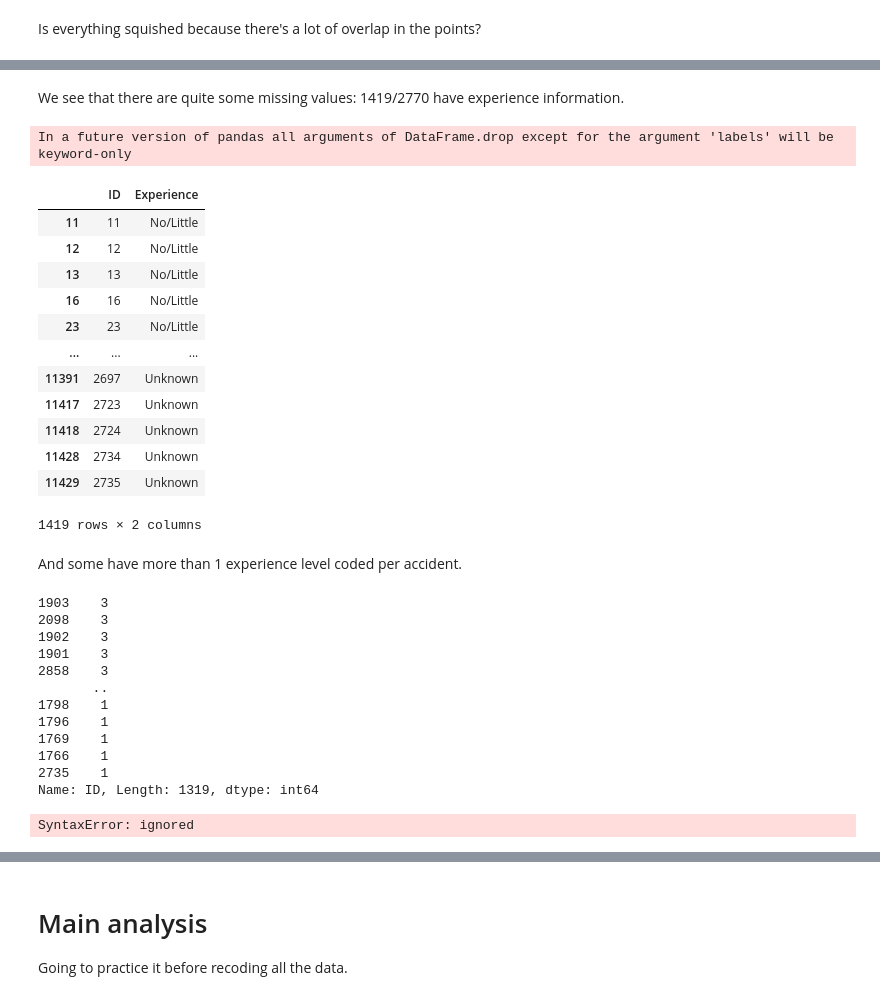
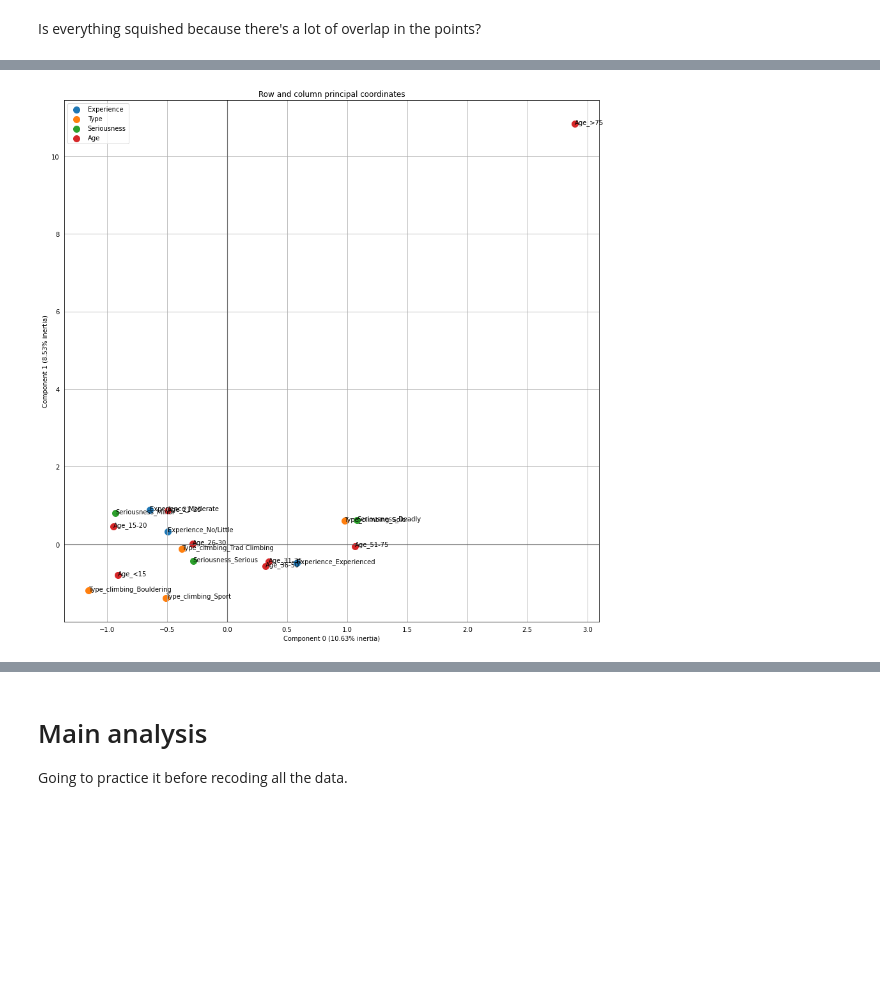
Before and after one commit to MAClaassen/python_course, a Jupyter notebook: AAC_assignments_draft.ipynb, the cells around one changed output, grey strips where cells are left out. Saved outputs shown, nothing was run; the diff lists cells and outputs as text; code cells hidden in the pictures; blank space fills up the shorter version.

```diff
--- a/AAC_assignments_draft.ipynb
+++ b/AAC_assignments_draft.ipynb
@@ -824,4 +855,0 @@ mca = prince.MCA()
-# %%
-mca = mca.fit(test)
-mca = mca.transform(test) # same as calling ca.fs_r_sup(df_new) for *another* test set.
-print(mca)
@@ -843,3 +855,0 @@ print(mca)
-# %%
-mca = prince.MCA()
-mca = mca.fit(test)
@@ -952,57 +856,15 @@ AAC_accidents['ID'] = AAC_accidents.reset_index().index
-# %% [markdown]
-We see that there are quite some missing values: 1419/2770 have experience information.
-# %%
-# melt experience
-melt_experience = AAC_accidents.melt(id_vars=['ID'],
-                                     value_vars =   ['No/Little', 'Moderate',
-       'Experienced', 'Unknown'],
-       var_name = 'Experience')
-
-melt_experience = melt_experience.loc[(melt_experience['value'] != 0)]
-melt_experience = melt_experience.drop('value', 1)
-melt_experience
-# %% [output]
-In a future version of pandas all arguments of DataFrame.drop except for the argument 'labels' will be keyword-only
-|  | ID | Experience |
-| 11 | 11 | No/Little |
-| 12 | 12 | No/Little |
-| 13 | 13 | No/Little |
-| 16 | 16 | No/Little |
-| 23 | 23 | No/Little |
-| ... | ... | ... |
-| 11391 | 2697 | Unknown |
-| 11417 | 2723 | Unknown |
-| 11418 | 2724 | Unknown |
-| 11428 | 2734 | Unknown |
-| 11429 | 2735 | Unknown |
-1419 rows × 2 columns
-# %% [markdown]
-And some have more than 1 experience level coded per accident.
-# %%
-# how many double IDS
-melt_experience['ID'].value_counts()
-# %% [output]
-1903    3
-2098    3
-1902    3
-1901    3
-2858    3
-       ..
-1798    1
-1796    1
-1769    1
-1766    1
-2735    1
-Name: ID, Length: 1319, dtype: int64
-# %%
-# recoding experience level such that each accident has only one category
-
-AAC_accidents['No/Little+Moderate'] = 1 (if AAC_accidents['No/Little']&AAC_accidents['Moderate']=1) # set to is at least more than 1
-AAC_accidents['No/Little+Experienced'] = ...
-
-
-['No/Little', 'Moderate',
-       'Experienced', 'Unknown'],
-       var_name = 'Experience')
-# %% [output]
-SyntaxError: ignored
+# %%
+ax = mca.plot_coordinates(
+     X=MCA_main_cat,
+     ax=None,
+     figsize=(15, 15),
+     show_row_points=False,
+     row_points_size=10,
+     show_row_labels=False,
+     show_column_points=True,
+     column_points_size=100,
+     show_column_labels=True,
+     legend_n_cols=1
+     )
+# %% [output]
+[figure, added]
```
Also changed, not shown: parts of 80 cells of this notebook.
